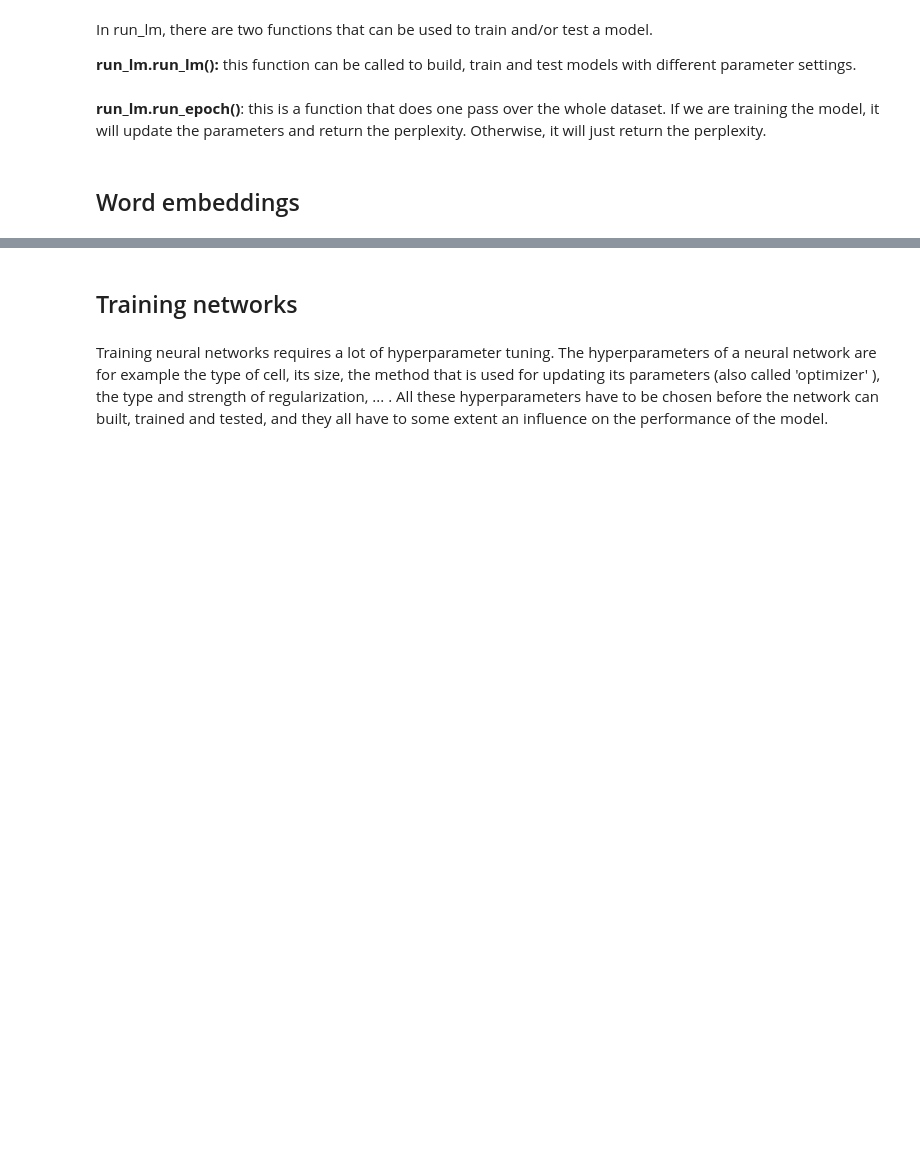
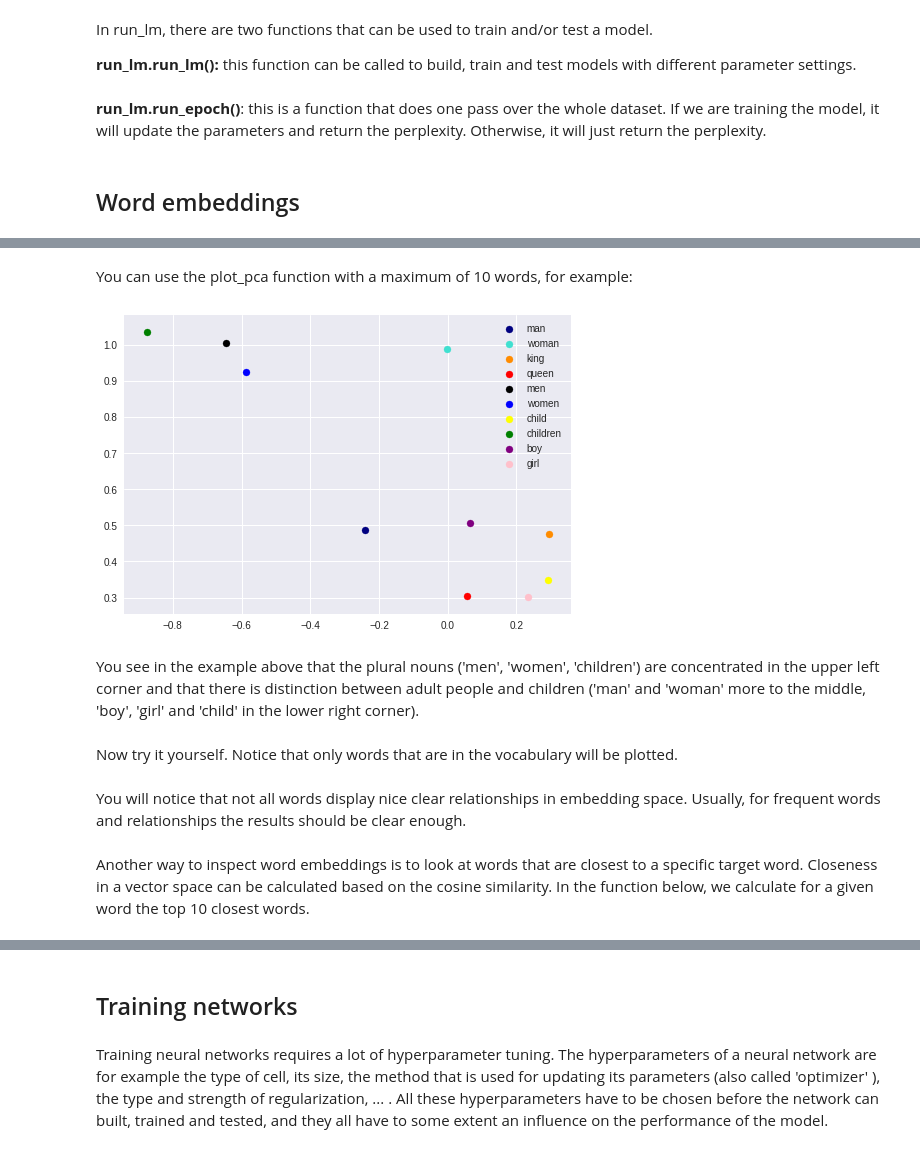
Before and after one commit to lverwimp/RNN_language_modeling, a Jupyter notebook: rnn_lms.ipynb, the cells around one changed output, grey strips where cells are left out. Drawn from its saved outputs; the diff is of its cells as text; code cells hidden in the pictures; blank space fills up the shorter version.

```diff
--- a/rnn_lms.ipynb
+++ b/rnn_lms.ipynb
@@ -276,0 +289,5 @@ In run_lm, there are two functions that can be used to train and/or test a model
+# %%
+url_emb_matrix = 'http://homes.esat.kuleuven.be/~spchlab/H02A6/lab/session6/models/emb_matrix_ptb.txt'
+emb_matrix = np.loadtxt(urllib.urlopen(url_emb_matrix))
+
+print('Size of the embedding matrix: {0}'.format(emb_matrix.shape))
@@ -285,8 +301,0 @@ Let's now train a language model and return the embedding matrix of the trained
-# %%
-emb_matrix = run_lm(cell='LSTM',
-                    optimizer='Adam',
-                    lr=0.01,
-                    inspect_emb=True,
-                    train_ids=train_ids,
-                    valid_ids=valid_ids,
-                    test_ids=test_ids)
@@ -310,0 +336,39 @@ Test perplexity: 624.673774295
+# %%
+# import the libraries that we need
+from sklearn.decomposition import PCA
+import matplotlib.pyplot as plt
+
+# perform principal component analysis
+pca = PCA(n_components=2)
+principalComponents = pca.fit_transform(emb_matrix)
+
+def plot_pca(list_words):
+  '''
+  Plot all words in 'list_words' on the 2-dimensional PCA space.
+  '''
+  if len(list_words) > 10:
+    raise IOError("Maximum 10 words can be plotted.")
+
+  for w in list_words:
+    if w not in item_to_id:
+      list_words.remove(w)
+      print('Ignoring {0} because it is not in the vocabulary'.format(w))
+
+  colors = ['navy','turquoise','darkorange','red','black','blue','yellow','green','purple','pink']
+
+  for color, target_name in zip(colors[:len(list_words)], list_words):
+      plt.scatter(principalComponents[item_to_id[target_name], 0],
+                  principalComponents[item_to_id[target_name], 1],
+                  color=color,
+                  label=target_name)
+  plt.legend()
+# %% [markdown]
+You can use the plot_pca function with a maximum of 10 words, for example:
+# %%
+plot_pca(['man', 'woman', 'king', 'queen','men','women','child','children','boy','girl'])
+# %% [output]
+[figure, added]
+# %% [markdown]
+You see in the example above that the plural nouns ('men', 'women', 'children') are concentrated in the upper left corner and that there is distinction between adult people and children ('man' and 'woman' more to the middle, 'boy', 'girl' and 'child' in the lower right corner).
+# %% [markdown]
+Now try it yourself. Notice that only words that are in the vocabulary will be plotted.
@@ -311 +377,5 @@ Test perplexity: 624.673774295
+# %% [markdown]
+You will notice that not all words display nice clear relationships in embedding space. Usually, for frequent words and relationships the results should be clear enough.
+# %% [markdown]
+Another way to inspect word embeddings is to look at words that are closest to a specific target word. Closeness in a vector space can be calculated based on the cosine similarity. In the function below, we calculate for a given word the top 10 closest words.
 # %%
```
Also changed, not shown: parts of 109 cells of this notebook.
